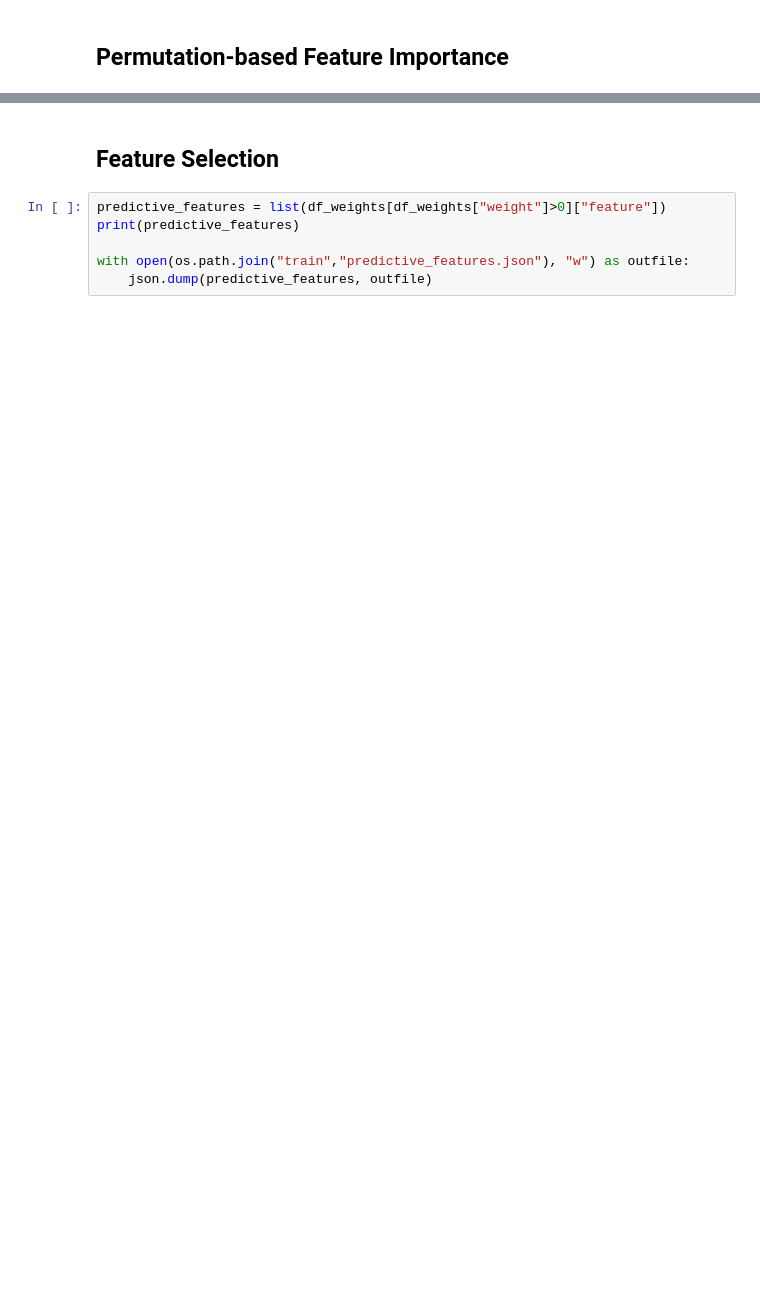
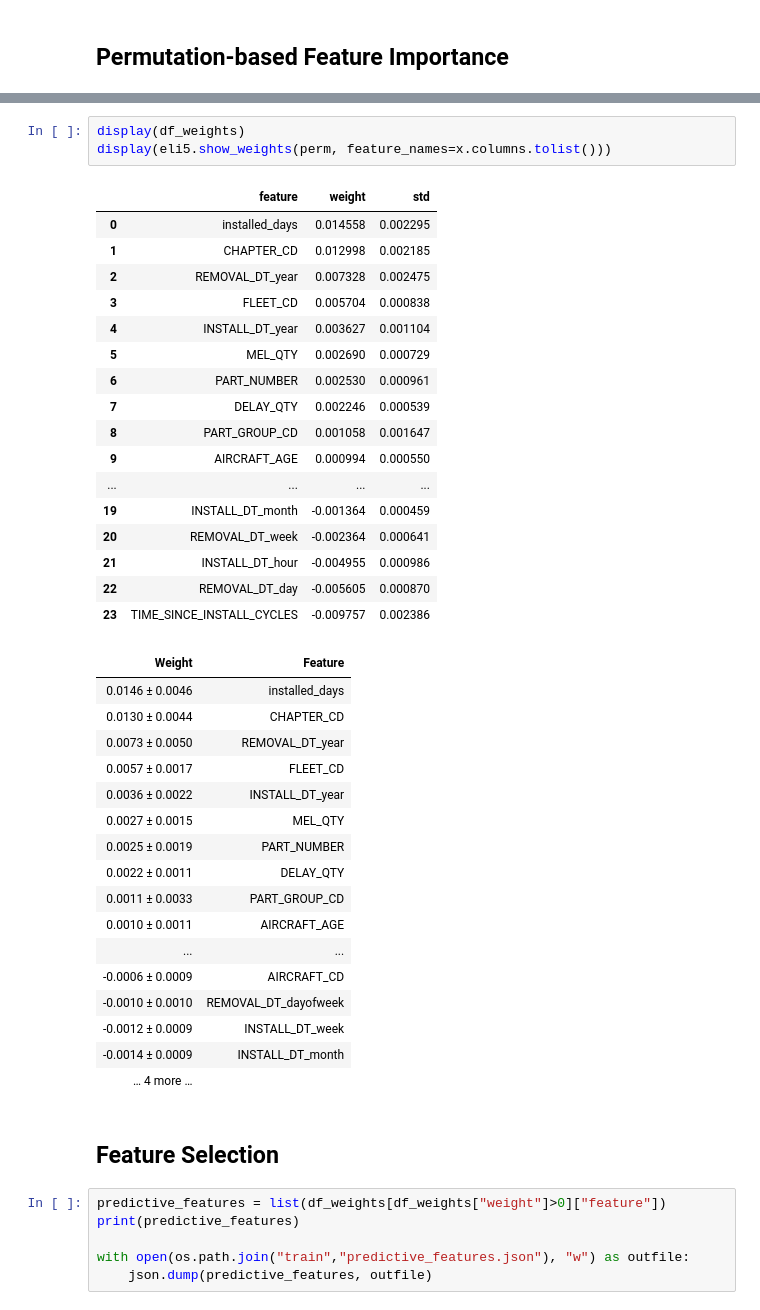
Before and after one commit to Olivier222/plane_parts_survival_mlflow, a Jupyter notebook: Report.ipynb, the cells around one changed output, grey strips where cells are left out. Saved outputs shown, nothing was run; the diff lists cells and outputs as text; blank space fills up the shorter version.

```diff
--- a/Report.ipynb
+++ b/Report.ipynb
@@ -397,3 +380,41 @@ eli5.show_weights(perm, feature_names=x.columns.tolist())
+# %%
+display(df_weights)
+display(eli5.show_weights(perm, feature_names=x.columns.tolist()))
+# %% [output]
+|  | feature | weight | std |
+| 0 | installed_days | 0.014558 | 0.002295 |
+| 1 | CHAPTER_CD | 0.012998 | 0.002185 |
+| 2 | REMOVAL_DT_year | 0.007328 | 0.002475 |
+| 3 | FLEET_CD | 0.005704 | 0.000838 |
+| 4 | INSTALL_DT_year | 0.003627 | 0.001104 |
+| 5 | MEL_QTY | 0.002690 | 0.000729 |
+| 6 | PART_NUMBER | 0.002530 | 0.000961 |
+| 7 | DELAY_QTY | 0.002246 | 0.000539 |
+| 8 | PART_GROUP_CD | 0.001058 | 0.001647 |
+| 9 | AIRCRAFT_AGE | 0.000994 | 0.000550 |
+| ... | ... | ... | ... |
+| 19 | INSTALL_DT_month | -0.001364 | 0.000459 |
+| 20 | REMOVAL_DT_week | -0.002364 | 0.000641 |
+| 21 | INSTALL_DT_hour | -0.004955 | 0.000986 |
+| 22 | REMOVAL_DT_day | -0.005605 | 0.000870 |
+| 23 | TIME_SINCE_INSTALL_CYCLES | -0.009757 | 0.002386 |
+| Weight | Feature |
+| 0.0146 ± 0.0046 | installed_days |
+| 0.0130 ± 0.0044 | CHAPTER_CD |
+| 0.0073 ± 0.0050 | REMOVAL_DT_year |
+| 0.0057 ± 0.0017 | FLEET_CD |
+| 0.0036 ± 0.0022 | INSTALL_DT_year |
+| 0.0027 ± 0.0015 | MEL_QTY |
+| 0.0025 ± 0.0019 | PART_NUMBER |
+| 0.0022 ± 0.0011 | DELAY_QTY |
+| 0.0011 ± 0.0033 | PART_GROUP_CD |
+| 0.0010 ± 0.0011 | AIRCRAFT_AGE |
+| ... | ... |
+| -0.0006 ± 0.0009 | AIRCRAFT_CD |
+| -0.0010 ± 0.0010 | REMOVAL_DT_dayofweek |
+| -0.0012 ± 0.0009 | INSTALL_DT_week |
+| -0.0014 ± 0.0009 | INSTALL_DT_month |
+| … 4 more … |  |
 # %% [markdown]
 ## Feature Selection
 # %%
```
Also changed, not shown: parts of 23 cells of this notebook.
